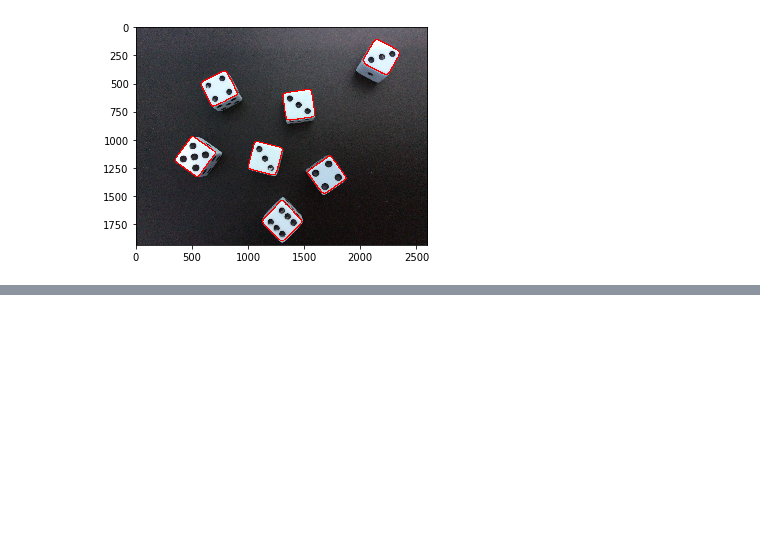
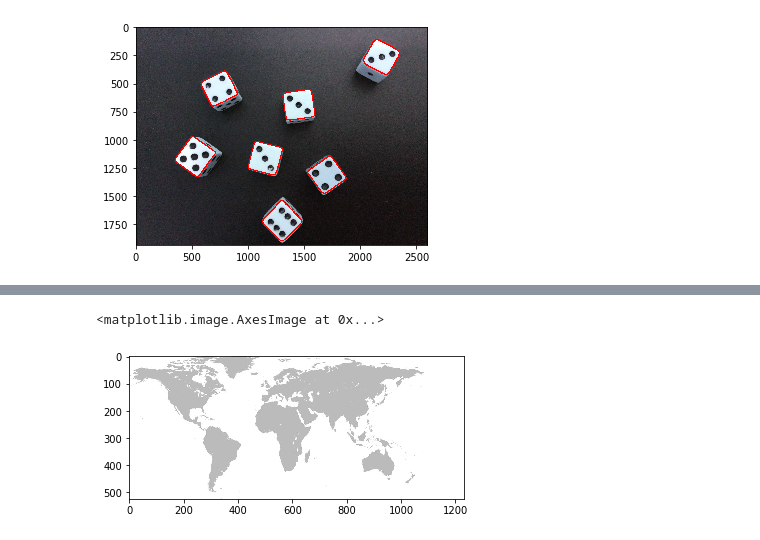
Before and after one commit to wlcosta/es235_pi, a Jupyter notebook: 16_contornos_aproximacao/Detecção de Contornos e Aproximação Poligonal.ipynb, the cells around one changed output, grey strips where cells are left out. Drawn from its saved outputs; the diff is of its cells as text; code cells hidden in the pictures; blank space fills up the shorter version.

```diff
--- a/16_contornos_aproximacao/Detecção de Contornos e Aproximação Poligonal.ipynb
+++ b/16_contornos_aproximacao/Detecção de Contornos e Aproximação Poligonal.ipynb
@@ -167,0 +74,6 @@ Infelizmente, não há código disponível para essa transformada no OpenCV. Mas
+# %%
+img = cv2.imread('mundo.jpg', 1)
+plt.imshow(img)
+# %% [output]
+<matplotlib.image.AxesImage at 0x...>
+[figure, added]
```
Also changed, not shown: parts of 23 cells of this notebook, 3 other files.
